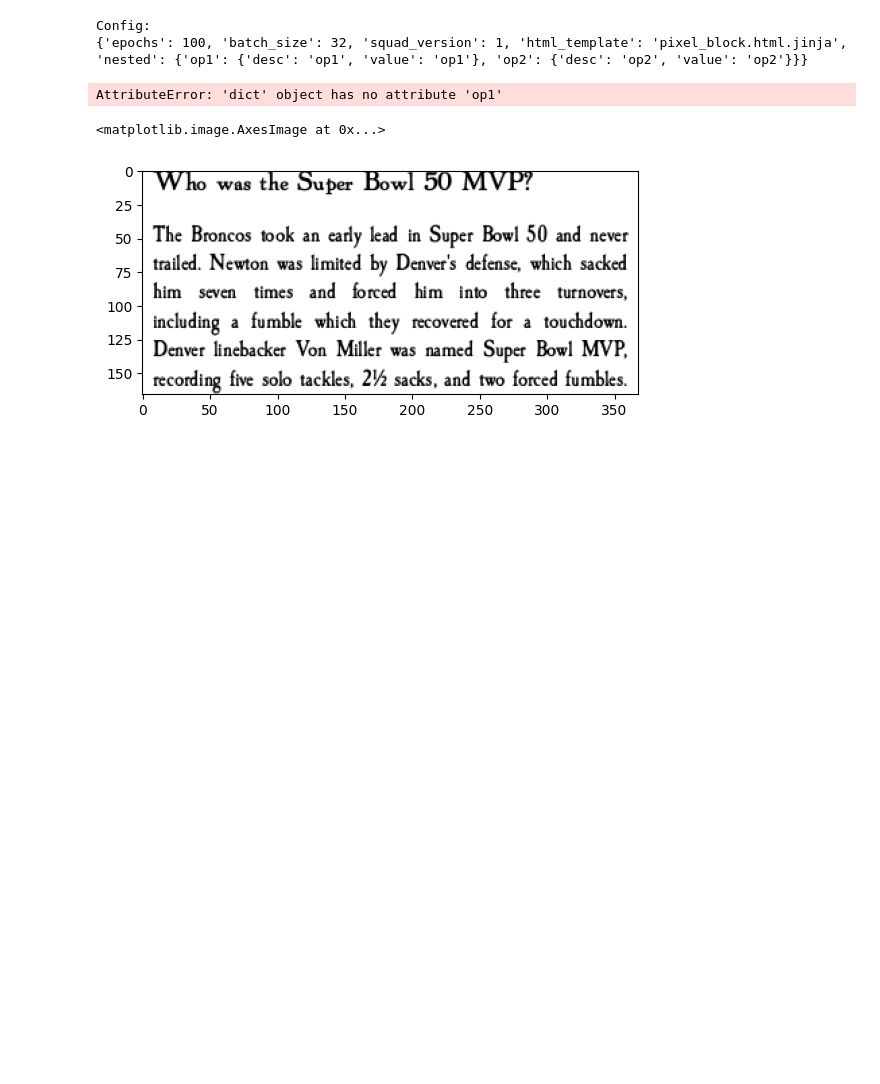
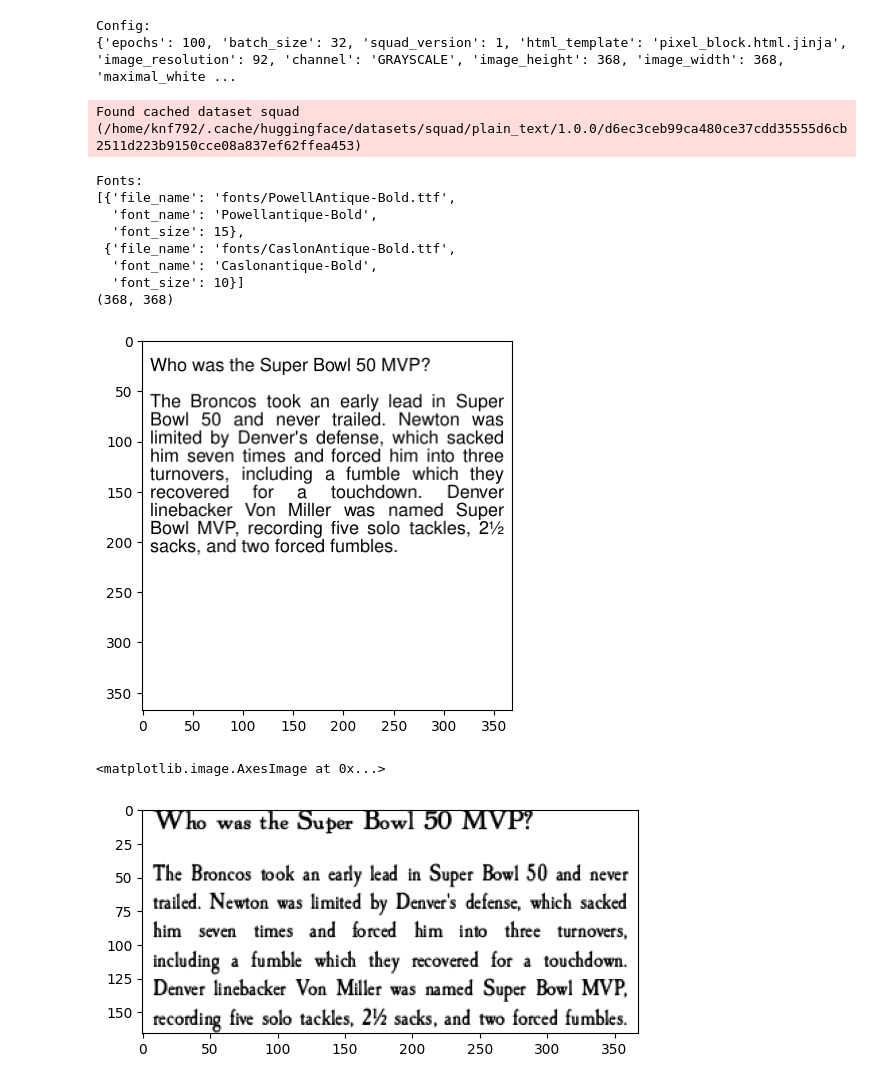
Before and after one commit to nadavborenstein/pixel-bw, a Jupyter notebook: weasyprint_test.ipynb, the cells around one changed output. Cells and saved outputs as stored; diff of their text form; code cells hidden in the pictures; blank space fills up the shorter version.

```diff
--- a/weasyprint_test.ipynb
+++ b/weasyprint_test.ipynb
@@ -202,50 +202,59 @@ def merge_images(images: List[np.ndarray], axis: int = 0) -> np.ndarray:
 #     parts = []
 #     for i in range
 
 
-def generate_mixed_style_scan_for_pretraining(pretraining_text: str, num_styles: int=2) -> np.ndarray:
-    """
-    A function to generate a mixed style scan for pretraining
-    :param pretraining_text: The pretraining text
-    :param num_styles: The number of styles to use
-    :return: A mixed style scan
-    """
-    pretraining_text_list = break_pretaining_text_into_parts(pretraining_text, parts=num_styles, allow_empty=True)
-    styles = get_random_styles(num_styles)
-    raw_images = [construct_image_from_pretrained_text(text, style) for text, style in zip(pretraining_text_list, styles)]
-    merged_image = merge_images(raw_images, axis=0)
-    merged_image = embed_image(merged_image)
-    return merged_image
+# def generate_mixed_style_scan_for_pretraining(pretraining_text: str, num_styles: int=2) -> np.ndarray:
+#     """
+#     A function to generate a mixed style scan for pretraining
+#     :param pretraining_text: The pretraining text
+#     :param num_styles: The number of styles to use
+#     :return: A mixed style scan
+#     """
+#     pretraining_text_list = break_pretaining_text_into_parts(pretraining_text, parts=num_styles, allow_empty=True)
+#     styles = get_random_styles(num_styles)
+#     raw_images = [construct_image_from_pretrained_text(text, style) for text, style in zip(pretraining_text_list, styles)]
+#     merged_image = merge_images(raw_images, axis=0)
+#     merged_image = embed_image(merged_image)
+#     return merged_image
 
 
 def main():
     wandb.init(config="config.yaml", mode="disabled")
     print("Config:")
     pprint(wandb.config)
-    print(wandb.config.nested.op1)
+
 
     squad = load_dataset('squad', split='validation') if wandb.config.squad_version == 1 else load_dataset('squad_v2', split='validation')
-    font_list = pd.read_csv("../data/fonts/antique_fonts.csv")
+    font_list = pd.read_csv("fonts/antique_fonts.csv")
     custom_fonts = get_random_custom_fonts(font_list, seed=44)
     print("Fonts:")
     pprint(custom_fonts)
 
     style = get_updated_style_config_squad(custom_fonts=custom_fonts)
     template = wandb.config.html_template
     image = construct_image_from_squad_instance(squad[55], style, template=template)
     print(image.shape)
 
     plt.imshow(image, cmap='gray')
     image = Image.fromarray(image)
     image.save("test.png")
     return image
 
 
 image = main()
 # %% [output]
 Config:
-{'epochs': 100, 'batch_size': 32, 'squad_version': 1, 'html_template': 'pixel_block.html.jinja', 'nested': {'op1': {'desc': 'op1', 'value': 'op1'}, 'op2': {'desc': 'op2', 'value': 'op2'}}}
+{'epochs': 100, 'batch_size': 32, 'squad_version': 1, 'html_template': 'pixel_block.html.jinja', 'image_resolution': 92, 'channel': 'GRAYSCALE', 'image_height': 368, 'image_width': 368, 'maximal_white ...
-AttributeError: 'dict' object has no attribute 'op1'
+Found cached dataset squad (/home/knf792/.cache/huggingface/datasets/squad/plain_text/1.0.0/d6ec3ceb99ca480ce37cdd35555d6cb2511d223b9150cce08a837ef62ffea453)
+Fonts:
+[{'file_name': 'fonts/PowellAntique-Bold.ttf',
+  'font_name': 'Powellantique-Bold',
+  'font_size': 15},
+ {'file_name': 'fonts/CaslonAntique-Bold.ttf',
+  'font_name': 'Caslonantique-Bold',
+  'font_size': 10}]
+(368, 368)
+[figure, added]
 # %%
 
 im = crop_image(np.asarray(image))
```
Also changed, not shown: 6 other files.
